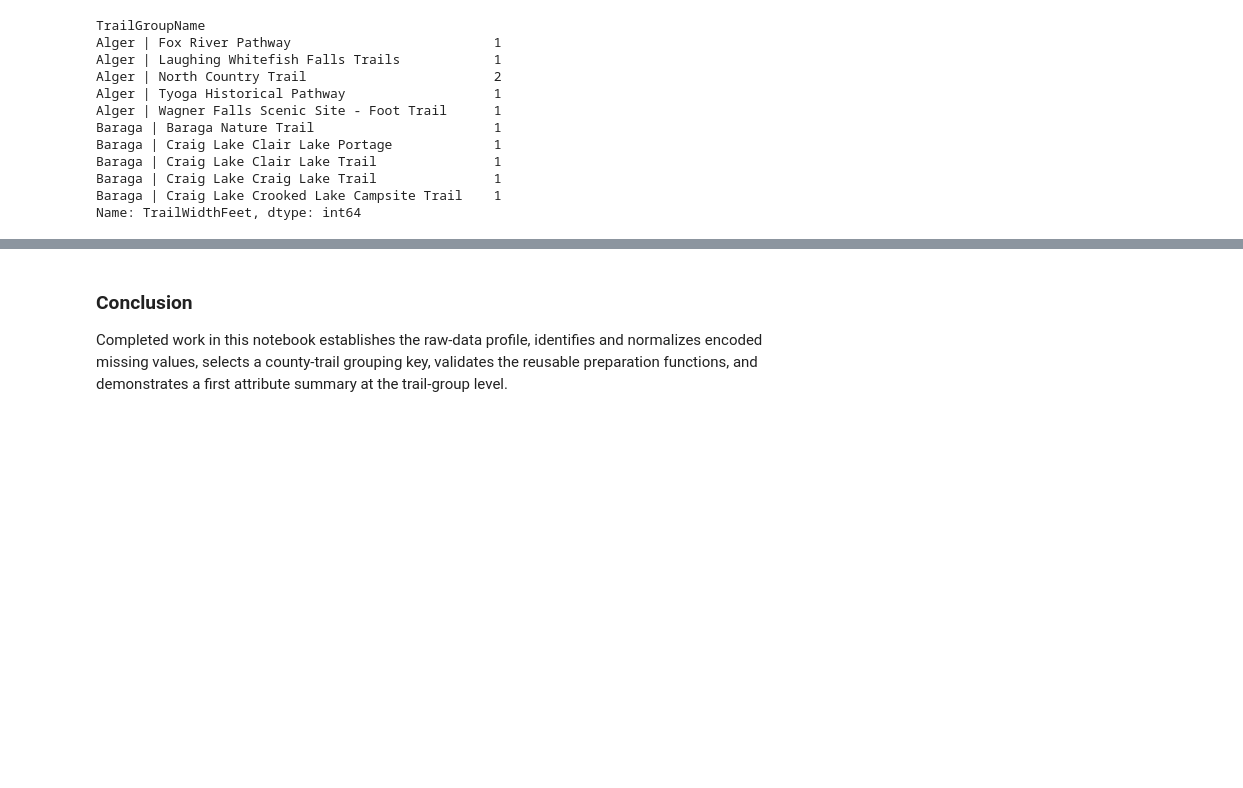
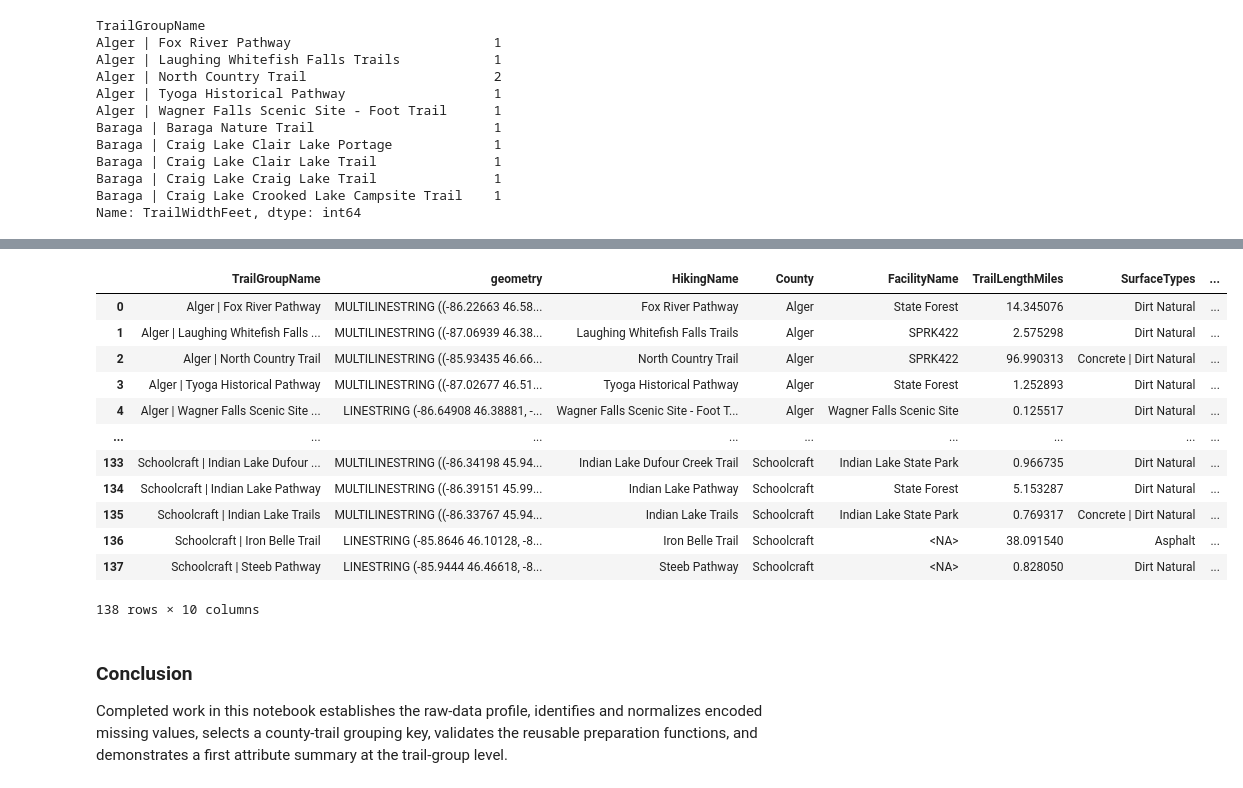
Before and after one commit to RayofData/Whats_UP_Outdoors, a Jupyter notebook: notebooks/01_trail_data_audit.ipynb, the cells around one changed output, grey strips where cells are left out. Drawn from its saved outputs; the diff is of its cells as text; code cells hidden in the pictures; blank space fills up the shorter version.

```diff
--- a/notebooks/01_trail_data_audit.ipynb
+++ b/notebooks/01_trail_data_audit.ipynb
@@ -299,4 +301,22 @@ trail_group_summary.head(30)
 | Luce | Blind Sucker Pathway | 36 | 6.741957 | 1 | Dirt Natural | 1 | 0 To 2 Feet |
+# %%
+grouped_trails = group_trails(prep_data)
+
+grouped_trails
+# %% [output]
+|  | TrailGroupName | geometry | HikingName | County | FacilityName | TrailLengthMiles | SurfaceTypes | ... |
+| 0 | Alger | Fox River Pathway | MULTILINESTRING ((-86.22663 46.58... | Fox River Pathway | Alger | State Forest | 14.345076 | Dirt Natural | ... |
+| 1 | Alger | Laughing Whitefish Falls ... | MULTILINESTRING ((-87.06939 46.38... | Laughing Whitefish Falls Trails | Alger | SPRK422 | 2.575298 | Dirt Natural | ... |
+| 2 | Alger | North Country Trail | MULTILINESTRING ((-85.93435 46.66... | North Country Trail | Alger | SPRK422 | 96.990313 | Concrete | Dirt Natural | ... |
+| 3 | Alger | Tyoga Historical Pathway | MULTILINESTRING ((-87.02677 46.51... | Tyoga Historical Pathway | Alger | State Forest | 1.252893 | Dirt Natural | ... |
+| 4 | Alger | Wagner Falls Scenic Site ... | LINESTRING (-86.64908 46.38881, -... | Wagner Falls Scenic Site - Foot T... | Alger | Wagner Falls Scenic Site | 0.125517 | Dirt Natural | ... |
+| ... | ... | ... | ... | ... | ... | ... | ... | ... |
+| 133 | Schoolcraft | Indian Lake Dufour ... | MULTILINESTRING ((-86.34198 45.94... | Indian Lake Dufour Creek Trail | Schoolcraft | Indian Lake State Park | 0.966735 | Dirt Natural | ... |
+| 134 | Schoolcraft | Indian Lake Pathway | MULTILINESTRING ((-86.39151 45.99... | Indian Lake Pathway | Schoolcraft | State Forest | 5.153287 | Dirt Natural | ... |
+| 135 | Schoolcraft | Indian Lake Trails | MULTILINESTRING ((-86.33767 45.94... | Indian Lake Trails | Schoolcraft | Indian Lake State Park | 0.769317 | Concrete | Dirt Natural | ... |
+| 136 | Schoolcraft | Iron Belle Trail | LINESTRING (-85.8646 46.10128, -8... | Iron Belle Trail | Schoolcraft | <NA> | 38.091540 | Asphalt | ... |
+| 137 | Schoolcraft | Steeb Pathway | LINESTRING (-85.9444 46.46618, -8... | Steeb Pathway | Schoolcraft | <NA> | 0.828050 | Dirt Natural | ... |
+138 rows × 10 columns
 # %% [markdown]
 ### Conclusion
 
```
Also changed, not shown: parts of 2 cells of this notebook, 2 other files.
